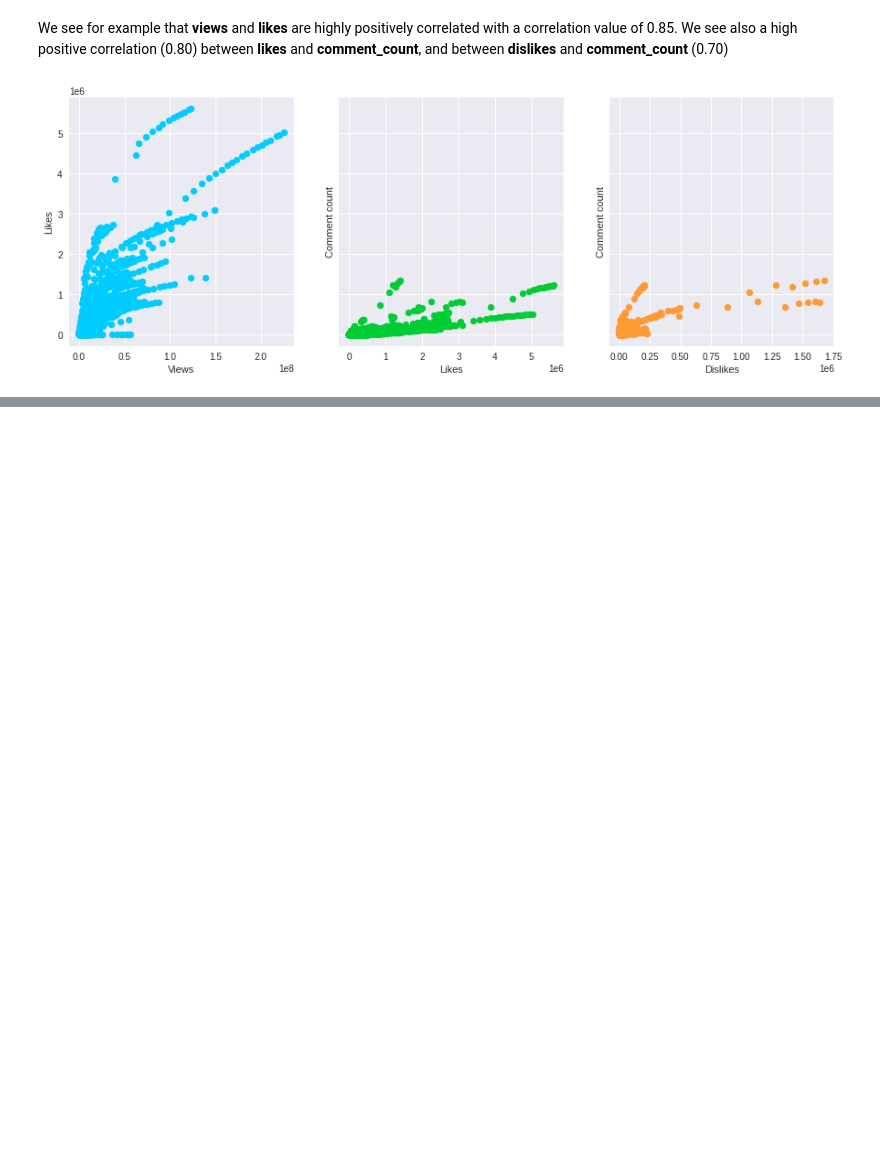
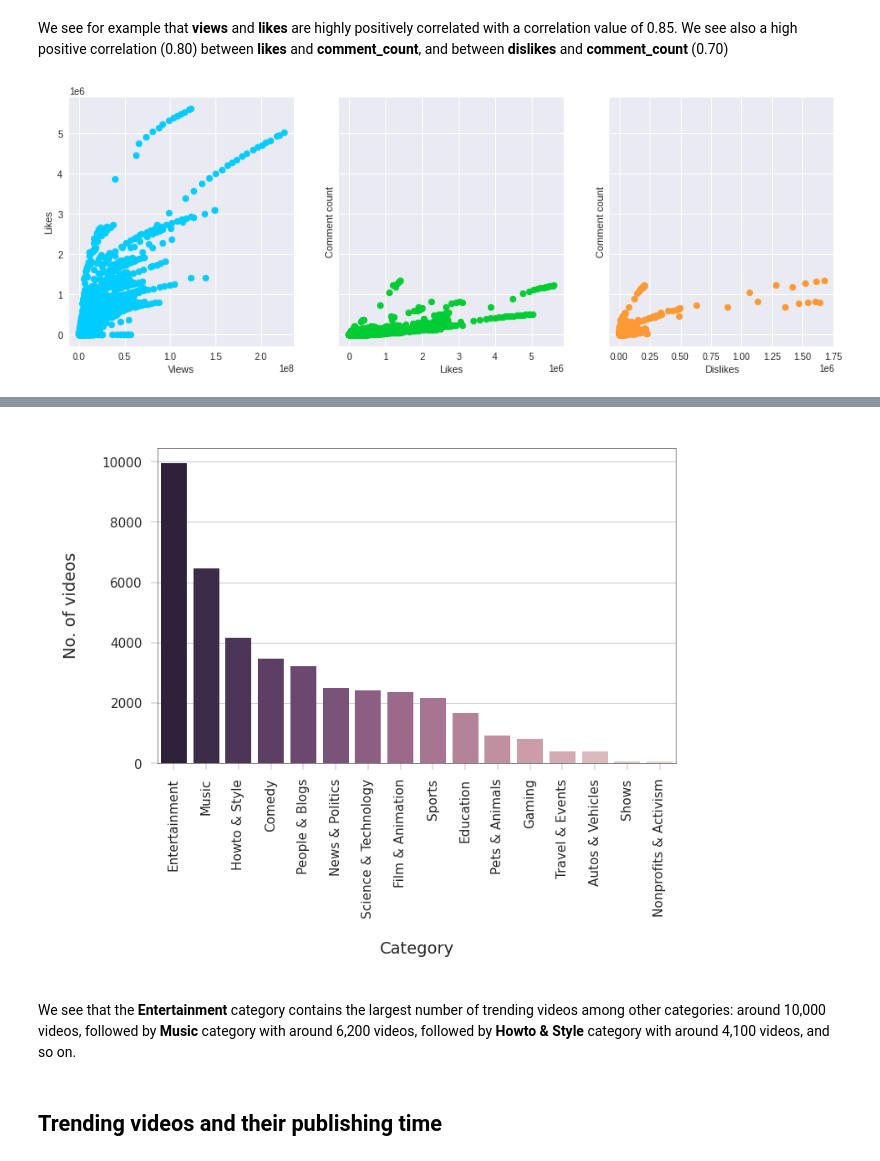
Before and after one commit to KieuSonTung/Data_Preparation, a Jupyter notebook: Youtube_Trending_Data.ipynb, the cells around one changed output, grey strips where cells are left out. Drawn from its saved outputs; the diff is of its cells as text; code cells hidden in the pictures; blank space fills up the shorter version.

```diff
--- a/Youtube_Trending_Data.ipynb
+++ b/Youtube_Trending_Data.ipynb
@@ -359,0 +439,13 @@ plt.show()
+# %%
+with open('/content/drive/MyDrive/Colab Notebooks/data/trending_youtube/US_category_id.json') as f:
+    categories = json.load(f)['items']
+# %%
+cat_dict = {}
+for cat in categories:
+    cat_dict[int(cat["id"])] = cat["snippet"]["title"]
+US_df['category_name'] = US_df['category_id'].map(cat_dict)
+US_df.head()
+# %%
+cdf = pd.DataFrame(US_df['category_name'].value_counts()).reset_index()
+cdf.rename(columns={"index": "category_name", "category_name": "No_of_videos"}, inplace=True)
+cdf
@@ -359,0 +470,12 @@ plt.show()
+# %%
+fig, ax = plt.subplots()
+_ = sns.barplot(x="category_name", y="No_of_videos", data=cdf,
+                palette=sns.cubehelix_palette(n_colors=16, reverse=True), ax=ax)
+_ = ax.set_xticklabels(ax.get_xticklabels(), rotation=90)
+_ = ax.set(xlabel="Category", ylabel="No. of videos")
+# %% [output]
+[figure, added]
+# %% [markdown]
+We see that the **Entertainment** category contains the largest number of trending videos among other categories: around 10,000 videos, followed by **Music** category with around 6,200 videos, followed by **Howto & Style** category with around 4,100 videos, and so on.
+# %% [markdown]
+## Trending videos and their publishing time
```
Also changed, not shown: parts of 23 cells of this notebook.
